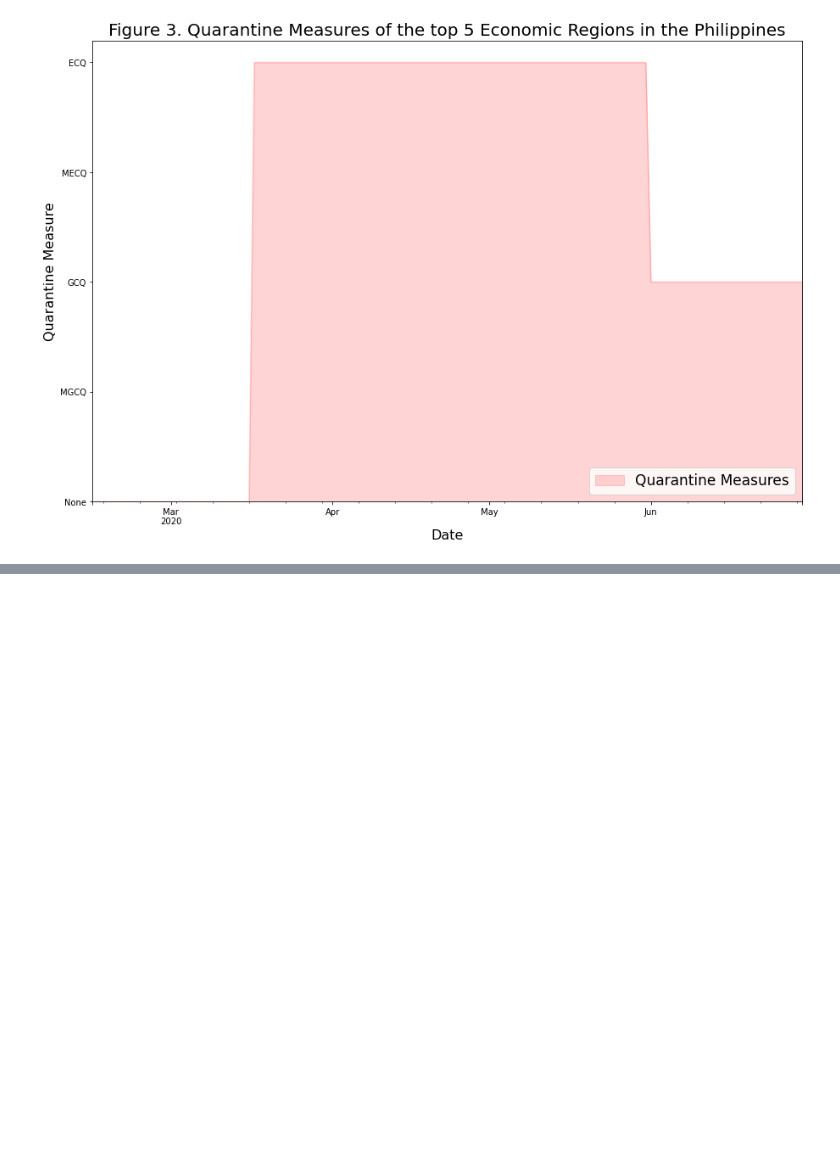
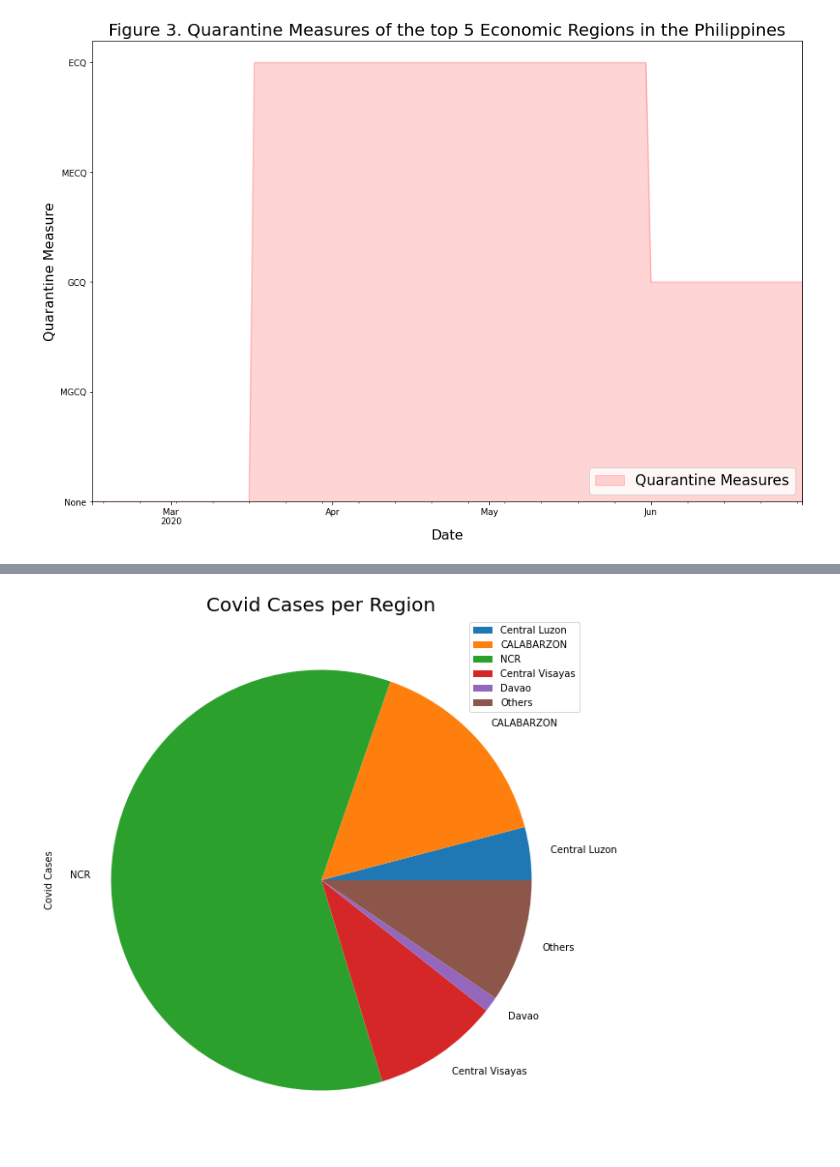
Before and after one commit to Beno7/dlsu-datasci-johnbenolirao, a Jupyter notebook: Module_4/Module_4_Exercise.ipynb, the cells around one changed output, grey strips where cells are left out. Saved outputs shown, nothing was run; the diff lists cells and outputs as text; code cells hidden in the pictures; blank space fills up the shorter version.

```diff
--- a/Module_4/Module_4_Exercise.ipynb
+++ b/Module_4/Module_4_Exercise.ipynb
@@ -144,3 +143,21 @@ fig4 = axes_object4.get_figure()
+# %%
+data5 = pd.read_csv('covid_spread_from_daily_summary.csv')
+data5a = data5[['regions_ncr', 'regions_iv_a', 'regions_iii', 'regions_xi', 'regions_vii']]
+data5b = [col for col in data5 if col.startswith('regions_')]
+data6 = data5[data5b]
+
+data_dict = {
+    "Covid Cases": [data5['regions_iii'].sum(), data5['regions_iv_a'].sum(), data5['regions_ncr'].sum(), data5['regions_vii'].sum(), data5['regions_xi'].sum(), data6.sum().sum() - data5a.sum().sum()]
+}
+
+df_pie = pd.DataFrame(data=data_dict, index=['Central Luzon', 'CALABARZON', 'NCR', 'Central Visayas', 'Davao', 'Others'])
+# print(df_pie)
+
+axes_object5 = df_pie.plot.pie(y='Covid Cases', figsize=(10, 10))
+axes_object5.set_title('Covid Cases per Region', fontsize=20)
+fig5 = axes_object5.get_figure()
+# %% [output]
+[figure, added]
 # %%
 # Visualize your data
 fig1.savefig('1_spread_benolirao_john.png')
```
Also changed, not shown: parts of 3 cells of this notebook, 3 other files.
